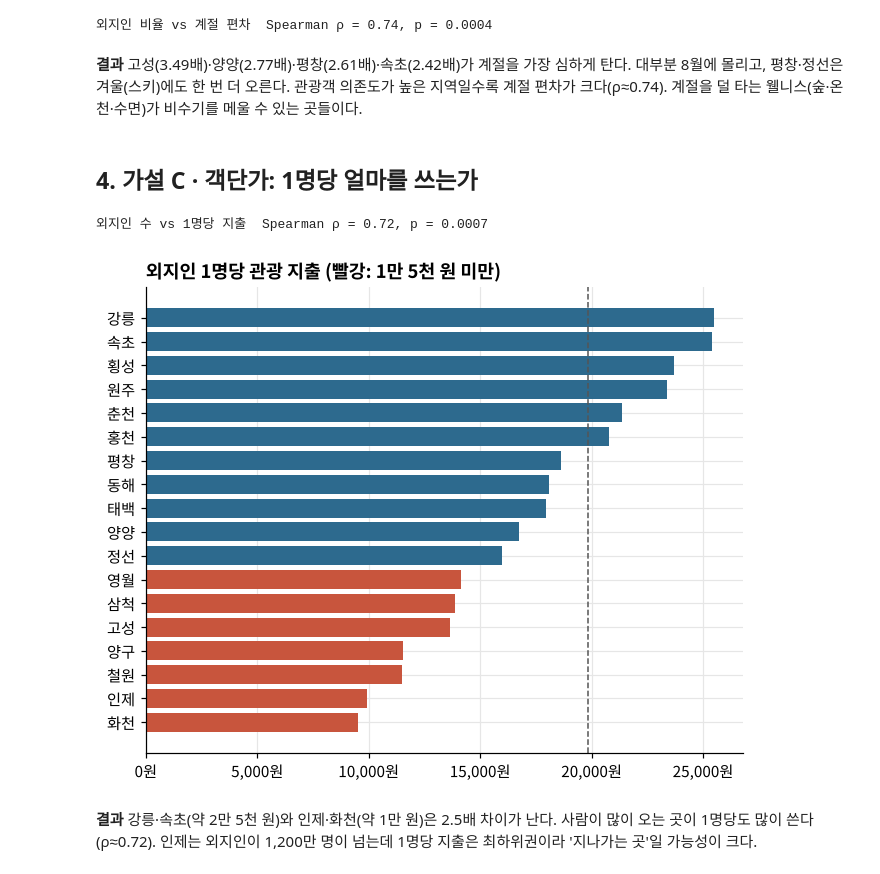
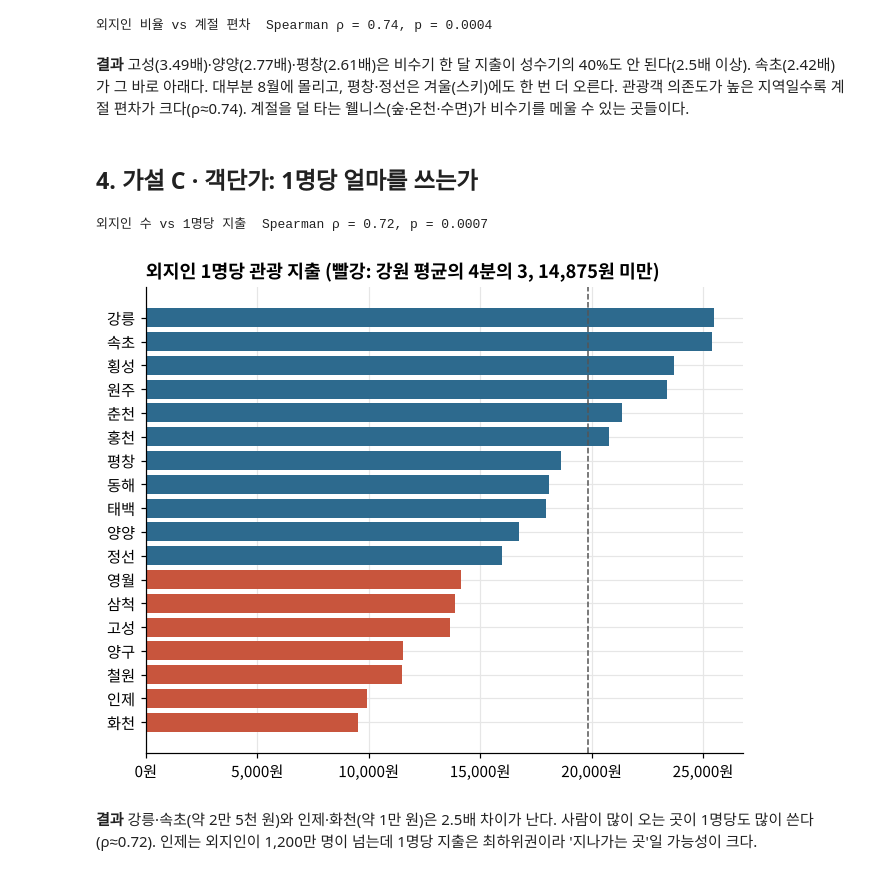
Before and after one commit to ojg1476-tech/gangwon-wellness-diagnosis, a Jupyter notebook: 3_분석노트북/01_analysis.ipynb, the cells around one changed output. Cells and saved outputs as stored; diff of their text form; code cells hidden in the pictures.

```diff
--- a/3_분석노트북/01_analysis.ipynb
+++ b/3_분석노트북/01_analysis.ipynb
@@ -136,23 +136,24 @@ print(f"외지인 비율 vs 계절 편차  Spearman ρ = {r.statistic:.2f}, p =
 # %% [output]
 외지인 비율 vs 계절 편차  Spearman ρ = 0.74, p = 0.0004
 # %% [markdown]
-**결과** 고성(3.49배)·양양(2.77배)·평창(2.61배)·속초(2.42배)가 계절을 가장 심하게 탄다. 대부분 8월에 몰리고, 평창·정선은 겨울(스키)에도 한 번 더 오른다. 관광객 의존도가 높은 지역일수록 계절 편차가 크다(ρ≈0.74). 계절을 덜 타는 웰니스(숲·온천·수면)가 비수기를 메울 수 있는 곳들이다.
+**결과** 고성(3.49배)·양양(2.77배)·평창(2.61배)은 비수기 한 달 지출이 성수기의 40%도 안 된다(2.5배 이상). 속초(2.42배)가 그 바로 아래다. 대부분 8월에 몰리고, 평창·정선은 겨울(스키)에도 한 번 더 오른다. 관광객 의존도가 높은 지역일수록 계절 편차가 크다(ρ≈0.74). 계절을 덜 타는 웰니스(숲·온천·수면)가 비수기를 메울 수 있는 곳들이다.
 # %% [markdown]
 ## 4. 가설 C · 객단가: 1명당 얼마를 쓰는가
 # %%
 s = f.sort_values("spend_per_outsider")
 fig, ax = plt.subplots(figsize=(7, 5.5))
-colors = [WARN if v < config.DEFAULT_THRESHOLDS.spend_per_visitor else ACCENT for v in s["spend_per_outsider"]]
+cut_c = diagnose.spend_cutoff(f)
+colors = [WARN if v < cut_c else ACCENT for v in s["spend_per_outsider"]]
 ax.barh([short(i) for i in s.index], s["spend_per_outsider"], color=colors)
 ax.axvline(summary["외지인 1명당 지출(원)"], color="#555", ls="--", lw=1)
-ax.set_title("외지인 1명당 관광 지출 (빨강: 1만 5천 원 미만)")
+ax.set_title(f"외지인 1명당 관광 지출 (빨강: 강원 평균의 4분의 3, {cut_c:,.0f}원 미만)")
 ax.xaxis.set_major_formatter(lambda v, _: f"{v:,.0f}원")
 save(fig, FIG / "C_spend_per_visitor.png"); plt.show()
 r = stats.spearmanr(f["outsider_visitors"], f["spend_per_outsider"])
 print(f"외지인 수 vs 1명당 지출  Spearman ρ = {r.statistic:.2f}, p = {r.pvalue:.4f}")
 # %% [output]
 외지인 수 vs 1명당 지출  Spearman ρ = 0.72, p = 0.0007
-[figure, old version]
+[figure, new version]
 # %% [markdown]
 **결과** 강릉·속초(약 2만 5천 원)와 인제·화천(약 1만 원)은 2.5배 차이가 난다. 사람이 많이 오는 곳이 1명당도 많이 쓴다(ρ≈0.72). 인제는 외지인이 1,200만 명이 넘는데 1명당 지출은 최하위권이라 '지나가는 곳'일 가능성이 크다.
 # %% [markdown]
```
Also changed, not shown: parts of 15 cells of this notebook, 19 other files.
